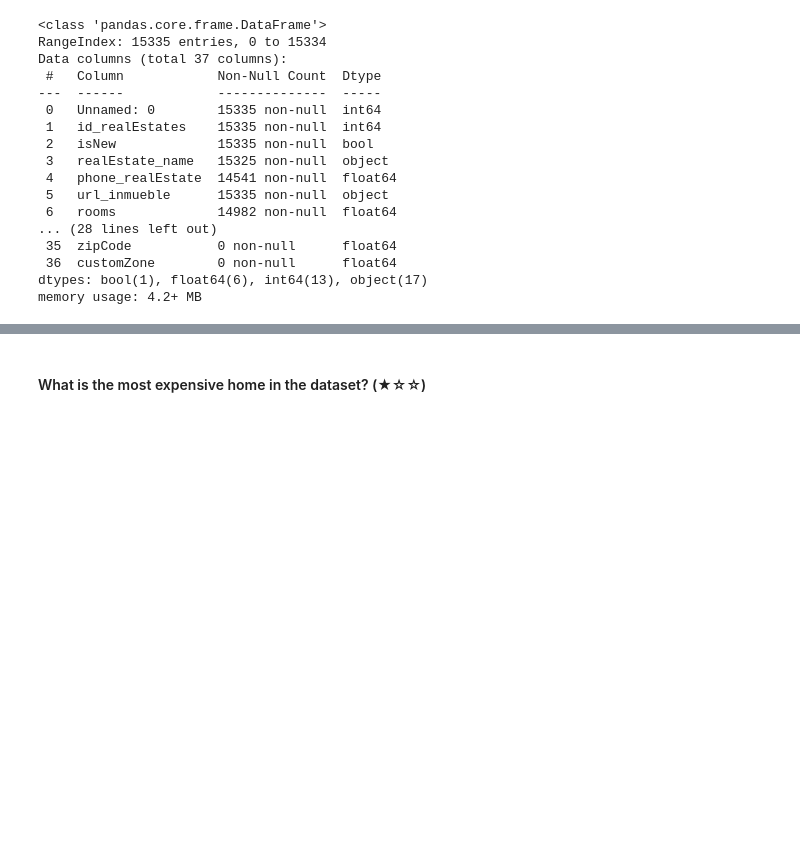
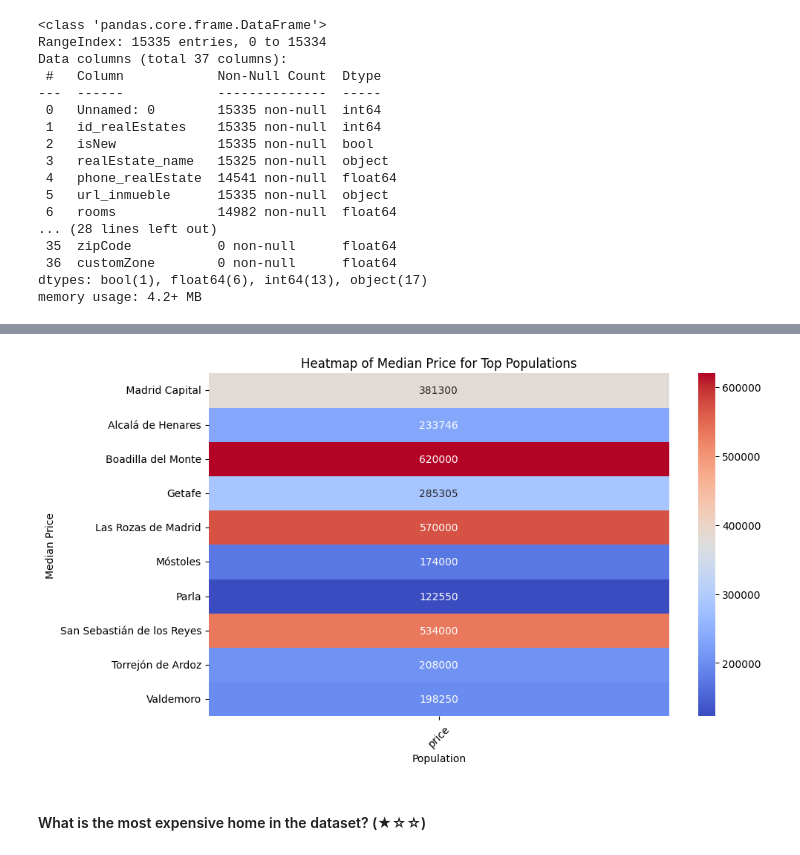
Before and after one commit to rbaset5/realestate-datacleanup-exercise, a Jupyter notebook: notebooks/Project.ipynb, the cells around one changed output, grey strips where cells are left out. Drawn from its saved outputs; the diff is of its cells as text; code cells hidden in the pictures; blank space fills up the shorter version.

```diff
--- a/notebooks/Project.ipynb
+++ b/notebooks/Project.ipynb
@@ -62,3 +90,21 @@ ds.head(5)
+# %%
+top_n = 10  # Top 10 populations
+top_populations = ds['level5'].value_counts().head(top_n).index
+subset = ds[ds['level5'].isin(top_populations)]
+
+# Pivot table to calculate the median price for each population
+pivot_table = subset.pivot_table(index='level5', values='price', aggfunc='median')
+
+# Heatmap using seaborn
+plt.figure(figsize=(10, 6))
+sns.heatmap(pivot_table, annot=True, fmt=".0f", cmap='coolwarm')
+plt.title('Heatmap of Median Price for Top Populations')
+plt.xlabel('Population')
+plt.ylabel('Median Price')
+plt.xticks(rotation=45)
+plt.show()
+# %% [output]
+[figure, added]
 # %% [markdown]
 #### What is the most expensive home in the dataset? (★☆☆)
 # %%
```
Also changed, not shown: parts of 20 cells of this notebook.
